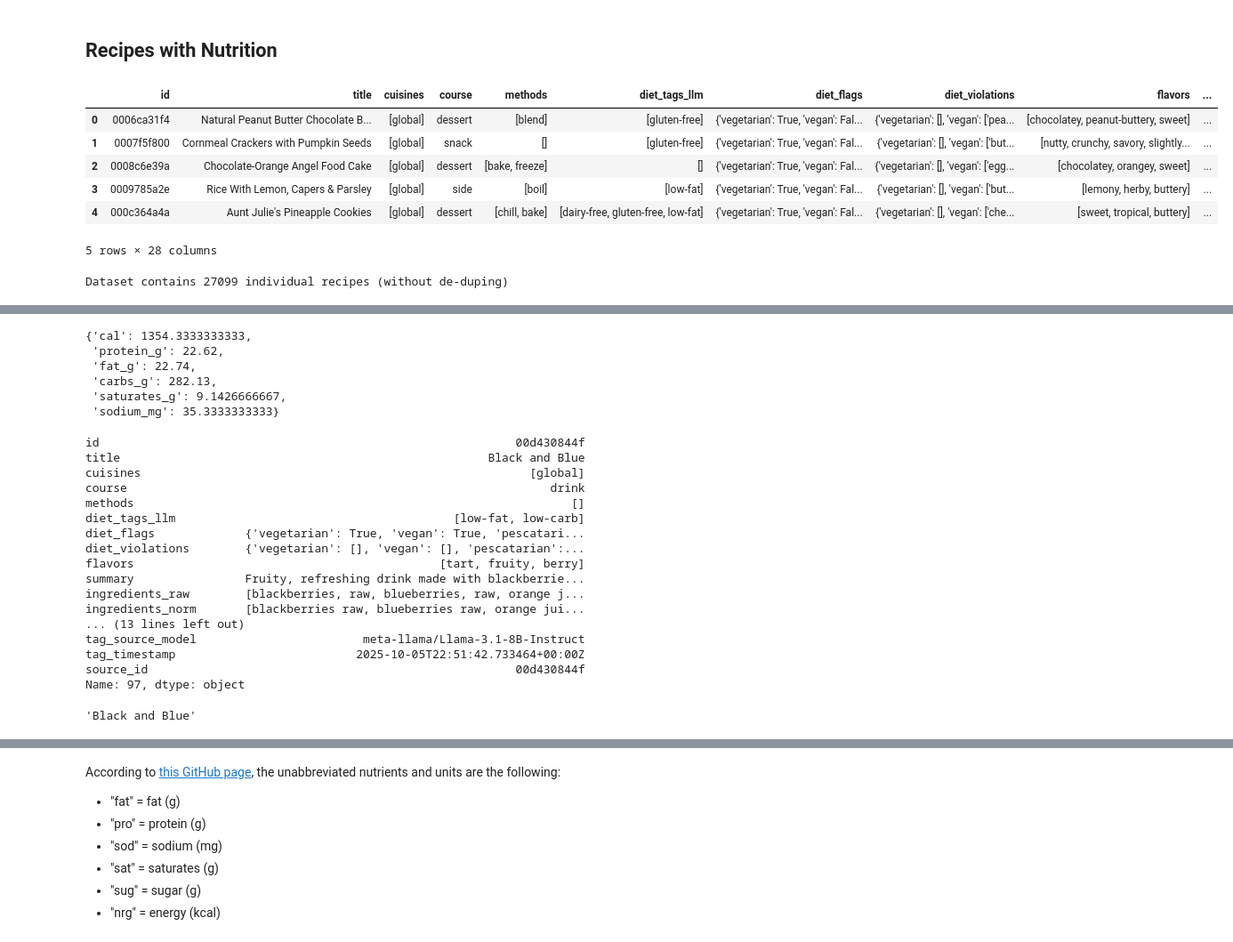
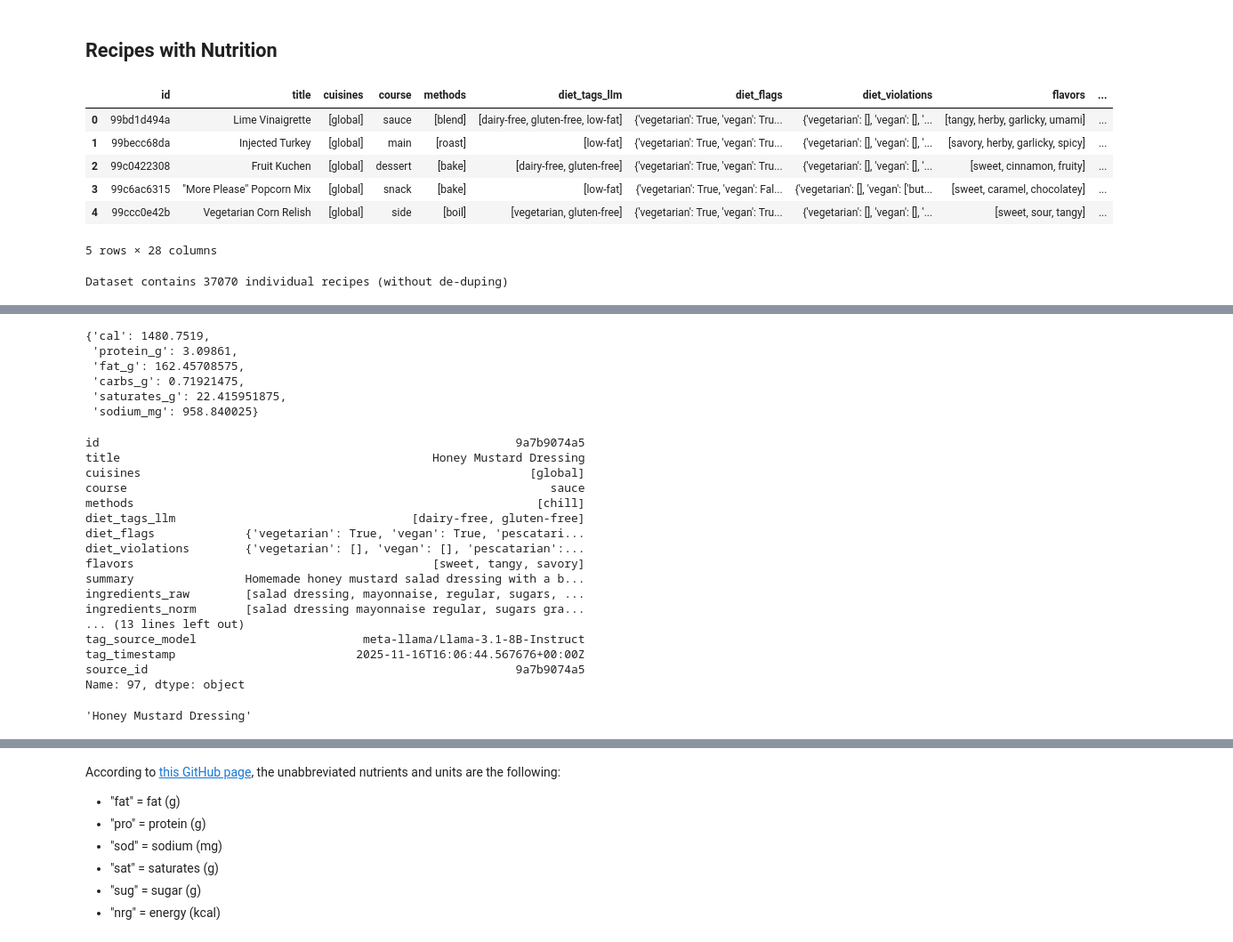
Before and after one commit to cn-muniz/Datasci210-FitnessAssistant, a Jupyter notebook: EDA/Recipes/recipe1mp_tagged.ipynb, the cells around one changed output, grey strips where cells are left out. Shown at 89% size. Cells and saved outputs as stored; diff of their text form; code cells hidden in the pictures.

```diff
--- a/EDA/Recipes/recipe1mp_tagged.ipynb
+++ b/EDA/Recipes/recipe1mp_tagged.ipynb
@@ -10,22 +10,23 @@ import numpy as np
 # %%
 # Read in json file
 # df = pd.read_json('../../VectorDB/recipes-vdb/data/llm_tagged_recipes.jsonl',lines=True)
-df = pd.read_json('../../VectorDB/recipes-vdb/data/llama3_1_vllm_async.jsonl',lines=True)
+# df = pd.read_json('../../VectorDB/recipes-vdb/data/llama3_1_vllm_async.jsonl',lines=True)
 # df = pd.read_json('../../VectorDB/recipes-vdb/data/llama3_1_tagged_recipes_batched.jsonl',lines=True)
+df = pd.read_json('../../VectorDB/recipes-vdb/data/llama3_1_vllm_async_corrected_quantities.jsonl',lines=True)
 df.head()
 # %% [output]
 |  | id | title | cuisines | course | methods | diet_tags_llm | diet_flags | diet_violations | flavors | ... |
-| 0 | 0006ca31f4 | Natural Peanut Butter Chocolate B... | [global] | dessert | [blend] | [gluten-free] | {'vegetarian': True, 'vegan': Fal... | {'vegetarian': [], 'vegan': ['pea... | [chocolatey, peanut-buttery, sweet] | ... |
-| 1 | 0007f5f800 | Cornmeal Crackers with Pumpkin Seeds | [global] | snack | [] | [gluten-free] | {'vegetarian': True, 'vegan': Fal... | {'vegetarian': [], 'vegan': ['but... | [nutty, crunchy, savory, slightly... | ... |
-| 2 | 0008c6e39a | Chocolate-Orange Angel Food Cake | [global] | dessert | [bake, freeze] | [] | {'vegetarian': True, 'vegan': Fal... | {'vegetarian': [], 'vegan': ['egg... | [chocolatey, orangey, sweet] | ... |
-| 3 | 0009785a2e | Rice With Lemon, Capers & Parsley | [global] | side | [boil] | [low-fat] | {'vegetarian': True, 'vegan': Fal... | {'vegetarian': [], 'vegan': ['but... | [lemony, herby, buttery] | ... |
-| 4 | 000c364a4a | Aunt Julie's Pineapple Cookies | [global] | dessert | [chill, bake] | [dairy-free, gluten-free, low-fat] | {'vegetarian': True, 'vegan': Fal... | {'vegetarian': [], 'vegan': ['che... | [sweet, tropical, buttery] | ... |
+| 0 | 99bd1d494a | Lime Vinaigrette | [global] | sauce | [blend] | [dairy-free, gluten-free, low-fat] | {'vegetarian': True, 'vegan': Tru... | {'vegetarian': [], 'vegan': [], '... | [tangy, herby, garlicky, umami] | ... |
+| 1 | 99becc68da | Injected Turkey | [global] | main | [roast] | [low-fat] | {'vegetarian': True, 'vegan': Tru... | {'vegetarian': [], 'vegan': [], '... | [savory, herby, garlicky, spicy] | ... |
+| 2 | 99c0422308 | Fruit Kuchen | [global] | dessert | [bake] | [dairy-free, gluten-free] | {'vegetarian': True, 'vegan': Tru... | {'vegetarian': [], 'vegan': [], '... | [sweet, cinnamon, fruity] | ... |
+| 3 | 99c6ac6315 | "More Please" Popcorn Mix | [global] | snack | [bake] | [low-fat] | {'vegetarian': True, 'vegan': Fal... | {'vegetarian': [], 'vegan': ['but... | [sweet, caramel, chocolatey] | ... |
+| 4 | 99ccc0e42b | Vegetarian Corn Relish | [global] | side | [boil] | [vegetarian, gluten-free] | {'vegetarian': True, 'vegan': Tru... | {'vegetarian': [], 'vegan': [], '... | [sweet, sour, tangy] | ... |
 5 rows × 28 columns
 # %%
 # How many rows are there?
 print("Dataset contains {} individual recipes (without de-duping)".format(len(df)))
 # %% [output]
-Dataset contains 27099 individual recipes (without de-duping)
+Dataset contains 37070 individual recipes (without de-duping)
 # %%
 # What columns are there?
 list(df.columns)
@@ -50,38 +51,38 @@ list(df.columns)
 # %%
 df.iloc[0]["macros_per_serving"]
 # %% [output]
-{'cal': 1354.3333333333,
- 'protein_g': 22.62,
- 'fat_g': 22.74,
- 'carbs_g': 282.13,
- 'saturates_g': 9.1426666667,
- 'sodium_mg': 35.3333333333}
+{'cal': 1480.7519,
+ 'protein_g': 3.09861,
+ 'fat_g': 162.45708575,
+ 'carbs_g': 0.71921475,
+ 'saturates_g': 22.415951875,
+ 'sodium_mg': 958.840025}
 # %%
 # Let's look at an individual row
 recipe = df.iloc[97]
 recipe
 # %% [output]
-id                                                            00d430844f
-title                                                     Black and Blue
+id                                                            9a7b9074a5
+title                                             Honey Mustard Dressing
 cuisines                                                        [global]
-course                                                             drink
-methods                                                               []
-diet_tags_llm                                        [low-fat, low-carb]
+course                                                             sauce
+methods                                                          [chill]
+diet_tags_llm                                  [dairy-free, gluten-free]
 diet_flags             {'vegetarian': True, 'vegan': True, 'pescatari...
 diet_violations        {'vegetarian': [], 'vegan': [], 'pescatarian':...
-flavors                                            [tart, fruity, berry]
-summary                Fruity, refreshing drink made with blackberrie...
-ingredients_raw        [blackberries, raw, blueberries, raw, orange j...
-ingredients_norm       [blackberries raw, blueberries raw, orange jui...
+flavors                                           [sweet, tangy, savory]
+summary                Homemade honey mustard salad dressing with a b...
+ingredients_raw        [salad dressing, mayonnaise, regular, sugars, ...
+ingredients_norm       [salad dressing mayonnaise regular, sugars gra...
 ... (13 lines left out)
 tag_source_model                        meta-llama/Llama-3.1-8B-Instruct
-tag_timestamp                          2025-10-05T22:51:42.733464+00:00Z
-source_id                                                     00d430844f
+tag_timestamp                          2025-11-16T16:06:44.567676+00:00Z
+source_id                                                     9a7b9074a5
 Name: 97, dtype: object
 # %%
 recipe["title"]
 # %% [output]
-'Black and Blue'
+'Honey Mustard Dressing'
 # %%
 # Each element is a single ingredient with multiple discriptors
 recipe["ingredients_raw"]
```
Also changed, not shown: parts of 20 cells of this notebook, 6 other files.
